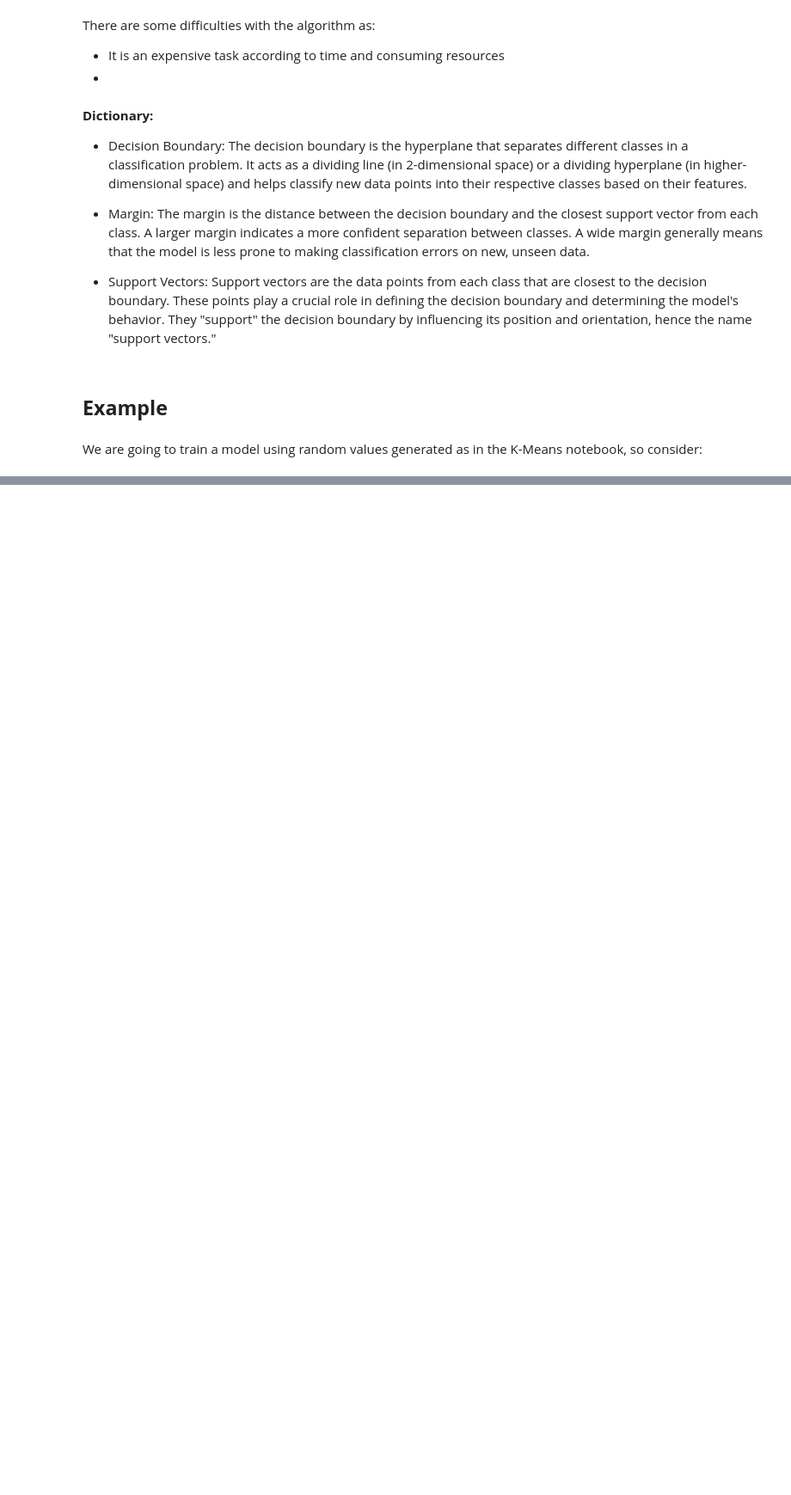
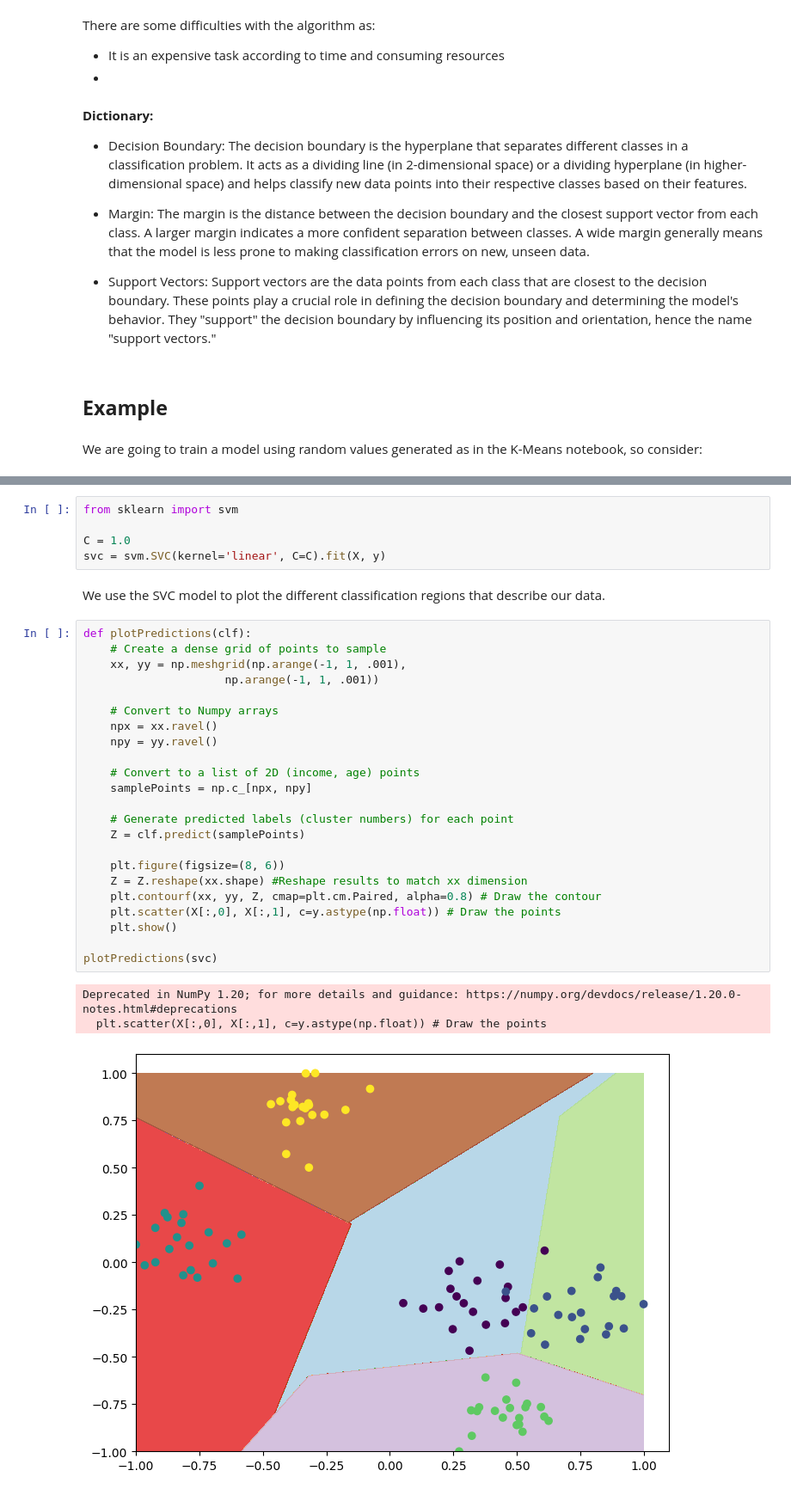
Before and after one commit to ajrianop/Machine-Learning-Notebooks, a Jupyter notebook: 06_Support_Vector_Machine(SVM).ipynb, the cells around one changed output, grey strips where cells are left out. Shown at 86% size. Saved outputs shown, nothing was run; the diff lists cells and outputs as text; blank space fills up the shorter version.

```diff
--- a/06_Support_Vector_Machine(SVM).ipynb
+++ b/06_Support_Vector_Machine(SVM).ipynb
@@ -26,0 +93,34 @@ We are going to train a model using random values generated as in the K-Means no
+# %%
+from sklearn import svm
+
+C = 1.0
+svc = svm.SVC(kernel='linear', C=C).fit(X, y)
+# %% [markdown]
+We use the SVC model to plot the different classification regions that describe our data.
+# %%
+def plotPredictions(clf):
+    # Create a dense grid of points to sample
+    xx, yy = np.meshgrid(np.arange(-1, 1, .001),
+                     np.arange(-1, 1, .001))
+
+    # Convert to Numpy arrays
+    npx = xx.ravel()
+    npy = yy.ravel()
+
+    # Convert to a list of 2D (income, age) points
+    samplePoints = np.c_[npx, npy]
+
+    # Generate predicted labels (cluster numbers) for each point
+    Z = clf.predict(samplePoints)
+
+    plt.figure(figsize=(8, 6))
+    Z = Z.reshape(xx.shape) #Reshape results to match xx dimension
+    plt.contourf(xx, yy, Z, cmap=plt.cm.Paired, alpha=0.8) # Draw the contour
+    plt.scatter(X[:,0], X[:,1], c=y.astype(np.float)) # Draw the points
+    plt.show()
+
+plotPredictions(svc)
+# %% [output]
+Deprecated in NumPy 1.20; for more details and guidance: https://numpy.org/devdocs/release/1.20.0-notes.html#deprecations
+  plt.scatter(X[:,0], X[:,1], c=y.astype(np.float)) # Draw the points
+[figure, added]
```
Also changed, not shown: parts of 15 cells of this notebook.
